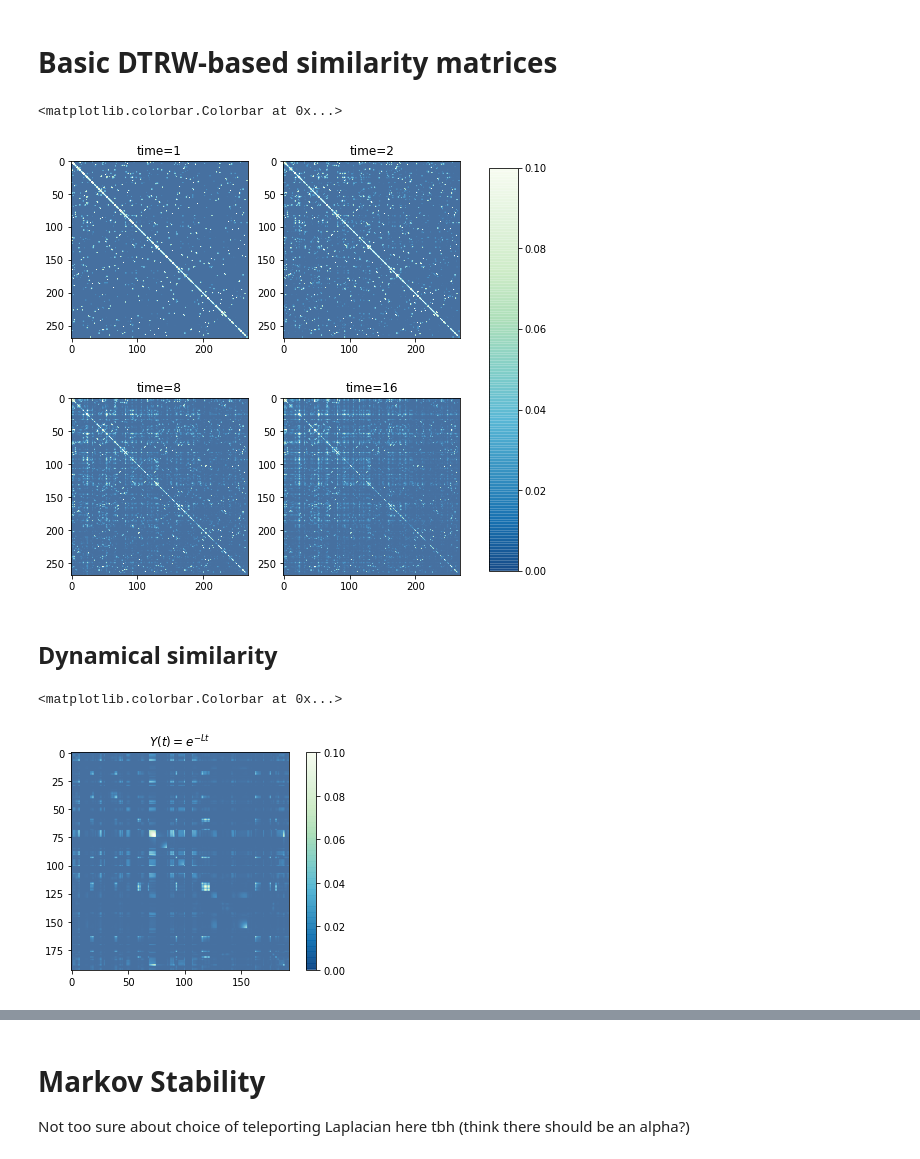
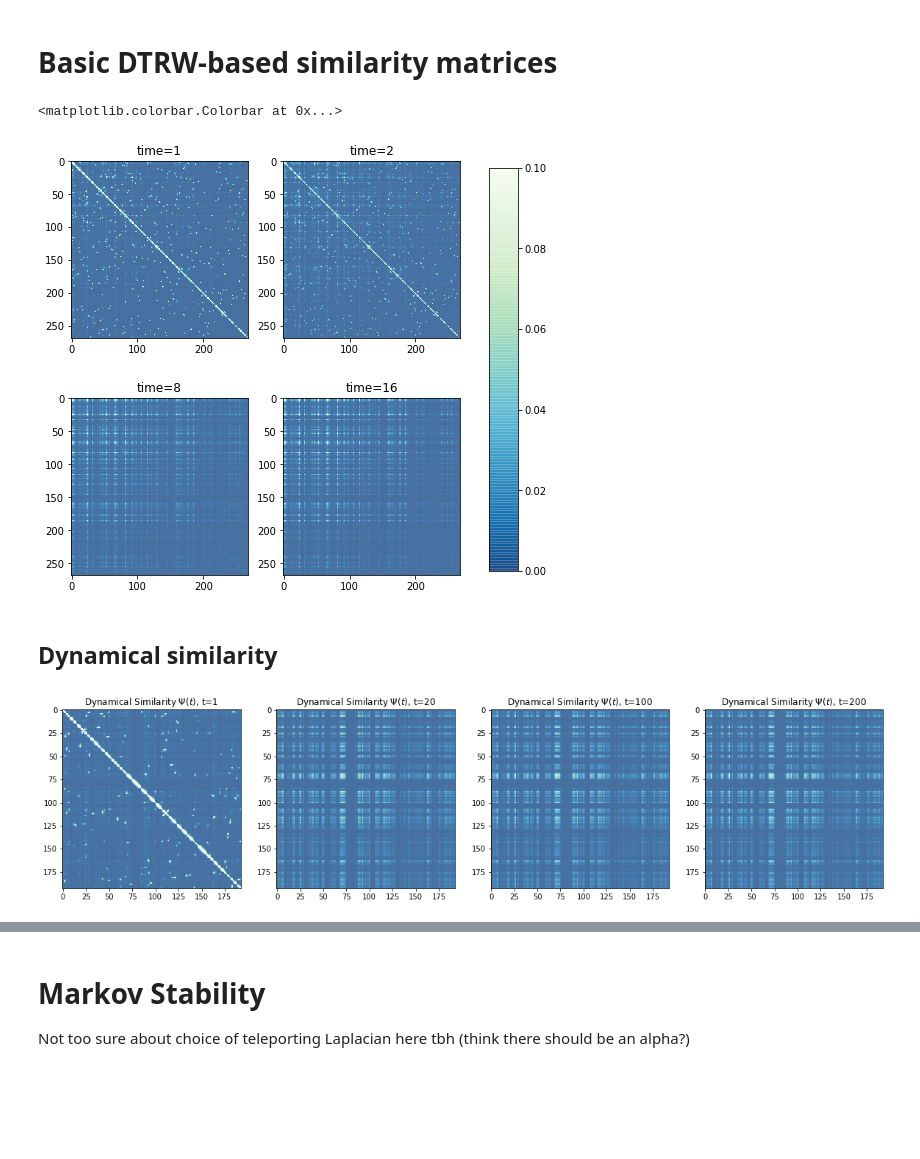
Before and after one commit to alisonpeard/MemoryNetworks, a Jupyter notebook: Pathpy 2 code/Dev .ipynb, the cells around one changed output, grey strips where cells are left out. Saved outputs shown, nothing was run; the diff lists cells and outputs as text; code cells hidden in the pictures; blank space fills up the shorter version.

```diff
--- a/Pathpy 2 code/Dev .ipynb
+++ b/Pathpy 2 code/Dev .ipynb
@@ -212,14 +252,14 @@ plt.spy(T.todense()) # transition matrix looks pretty core-peripheral, but can s
 # %% [markdown]
 # Basic DTRW-based similarity matrices
 # %%
-# very basic DTRW similarity matrices Psi = (T^t)^T * T^t
-# note similarity scale is LOW [0,0.1]
+T = T_tubes
+
 fig, ax = plt.subplots(2,2,figsize=(8,8))
 
-im = ax[0,0].imshow((T.T @ T).todense(),clim=(0,0.1),cmap="GnBu_r",alpha=0.75)
-im = ax[0,1].imshow(((T.T**2) @ T**2).todense(),clim=(0,0.1),cmap="GnBu_r",alpha=0.75)
-im = ax[1,0].imshow(((T**8).T @ T**8).todense(),clim=(0,0.1),cmap="GnBu_r",alpha=0.75)
-im = ax[1,1].imshow(((T**16).T @ T**16).todense(),clim=(0,0.1),cmap="GnBu_r",alpha=0.75)
+im = ax[0,0].imshow((T.T @ T),clim=(0,0.1),cmap="GnBu_r",alpha=0.75)
+im = ax[0,1].imshow(((T.T**2) @ T**2),clim=(0,0.1),cmap="GnBu_r",alpha=0.75)
+im = ax[1,0].imshow(((T**8).T @ T**8),clim=(0,0.1),cmap="GnBu_r",alpha=0.75)
+im = ax[1,1].imshow(((T**16).T @ T**16),clim=(0,0.1),cmap="GnBu_r",alpha=0.75)
 
 ax[0,0].set_title("time={}".format(1))
 ax[0,1].set_title("time={}".format(2))
@@ -232,22 +272,31 @@ cbar_ax = fig.add_axes([0.85, 0.15, 0.05, 0.7])
 fig.colorbar(im, cax=cbar_ax)
 # %% [output]
 <matplotlib.colorbar.Colorbar at 0x...>
-[figure, old version]
+[figure, new version]
 # %% [markdown]
 ## Dynamical similarity
+# %%
+# choose network to examine
+net = taxis
+Lrw = Lrw_taxis
+N = taxis.ncount()
+pi_t = pi_taxis
+T = T_taxis
 # %%
-# unweighted first: time=t, using second-order Taylor on exponential
+# unweighted first: time=t
 # tidy up colorbars later; https://joseph-long.com/writing/colorbars/
 
-t = 0.1 # time
 I = sp.sparse.identity(N)
-Y = spl.expm(-Lrw * t)
+times = [1,20,100,200]
+fig,ax = plt.subplots(1,4,figsize=(20,20))
 
-Psi = Y_exp.T @ Y_exp
-
-plt.imshow(Psi.todense(),clim=(0,0.1),cmap="GnBu_r",alpha=0.75)
-plt.title(r'$Y(t)=e^{-Lt}$')
-plt.colorbar()
+i=0
+for t in times:
+    Y = spl.expm(-Lrw * t)
+    Psi = Y.T @ Y
+    imx = ax[i].imshow(Psi,clim=(0,0.1),cmap="GnBu_r",alpha=0.75)
+    ax[i].set_title(r'Dynamical Similarity $\Psi(t)$, t='+str(t))
+    #plt.colorbar(im=imx,ax=ax[i])
+    i = i+1
 # %% [output]
-<matplotlib.colorbar.Colorbar at 0x...>
-[figure, old version]
+[figure, new version]
```
Also changed, not shown: parts of 35 cells of this notebook, 5 other files.
